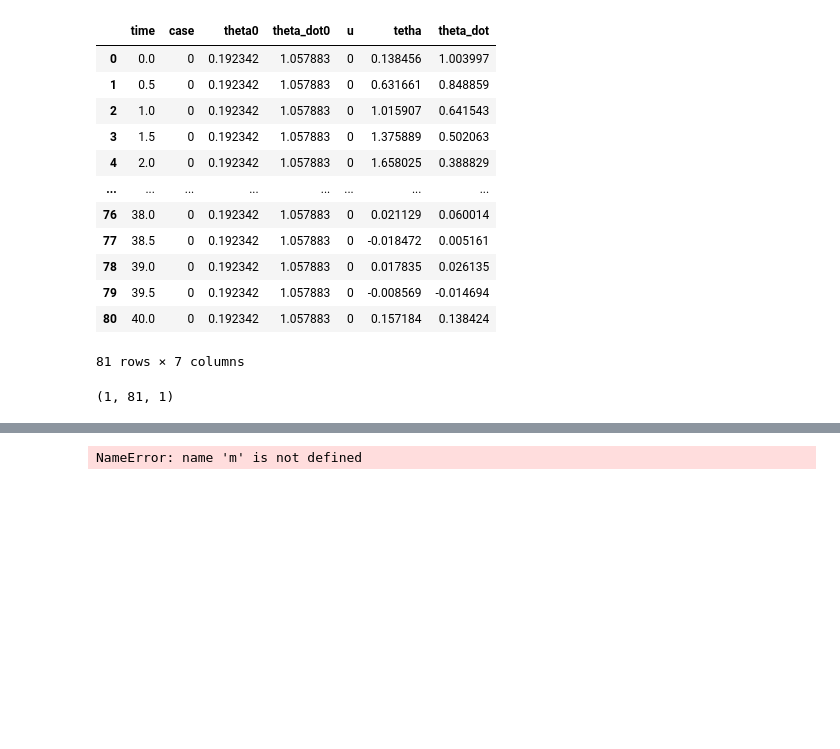
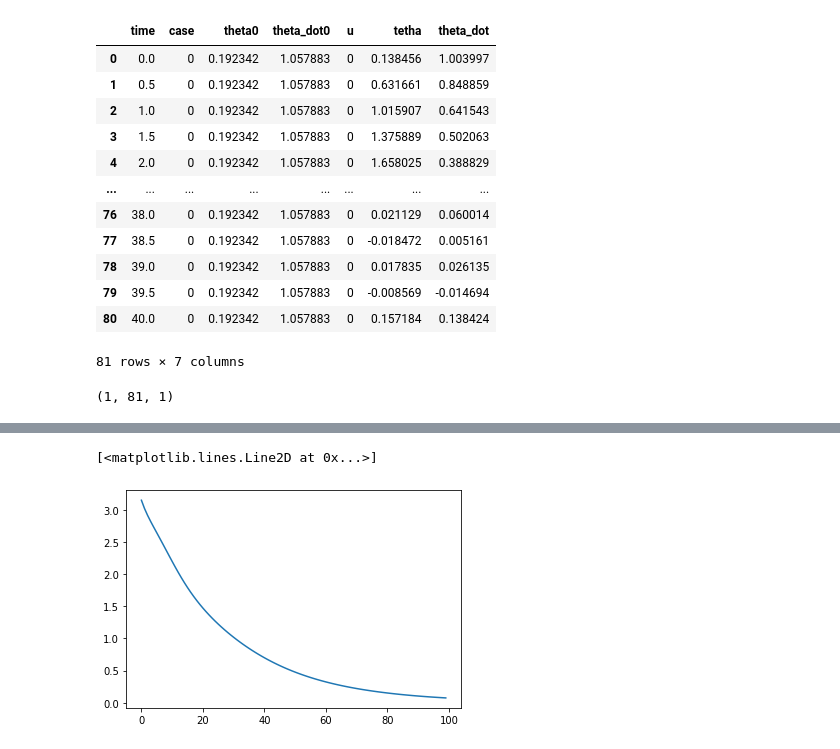
Before and after one commit to PierreAttard/Scientific-Machine-Learning, a Jupyter notebook: main_test.ipynb, the cells around one changed output, grey strips where cells are left out. Drawn from its saved outputs; the diff is of its cells as text; code cells hidden in the pictures; blank space fills up the shorter version.

```diff
--- a/main_test.ipynb
+++ b/main_test.ipynb
@@ -79,4 +56,0 @@ PINN = RNN(cell=rkCell, batch_input_shape=utrain.shape, return_sequences=True, r
-# %%
-model = Sequential()
-# %%
-model.add(PINN)
@@ -88,2 +56,0 @@ NotImplementedError: in user code:
-# %%
-model.compile(loss='mse', optimizer=RMSprop(1e4), metrics=['mae'])
@@ -90,4 +59,2 @@ model.compile(loss='mse', optimizer=RMSprop(1e4), metrics=['mae'])
 # %%
-yPred_before = model.predict_on_batch(utrain)[0, :, :]
-model.fit(utrain, ytrain, epochs=100, steps_per_epoch=1, verbose=1)
-yPred = model.predict_on_batch(utrain)[0, :, :]
+historic = model.fit(utrain, tetha_train, epochs=100, steps_per_epoch=1, verbose=1)
@@ -94,9 +79,5 @@ yPred = model.predict_on_batch(utrain)[0, :, :]
-# %%
-# fitting physics-informed neural network
-initial_state = np.zeros((1,2 * len(m),), dtype='float32')
-model = create_model(m, c, k, dt, initial_state=initial_state, batch_input_shape=utrain.shape)
-yPred_before = model.predict_on_batch(utrain)[0, :, :]
-model.fit(utrain, ytrain, epochs=100, steps_per_epoch=1, verbose=1)
-yPred = model.predict_on_batch(utrain)[0, :, :]
-# %% [output]
-NameError: name 'm' is not defined
+# %%
+plt.plot(historic.history["loss"])
+# %% [output]
+[<matplotlib.lines.Line2D at 0x...>]
+[figure, added]
```
Also changed, not shown: parts of 13 cells of this notebook, 1 other file.
